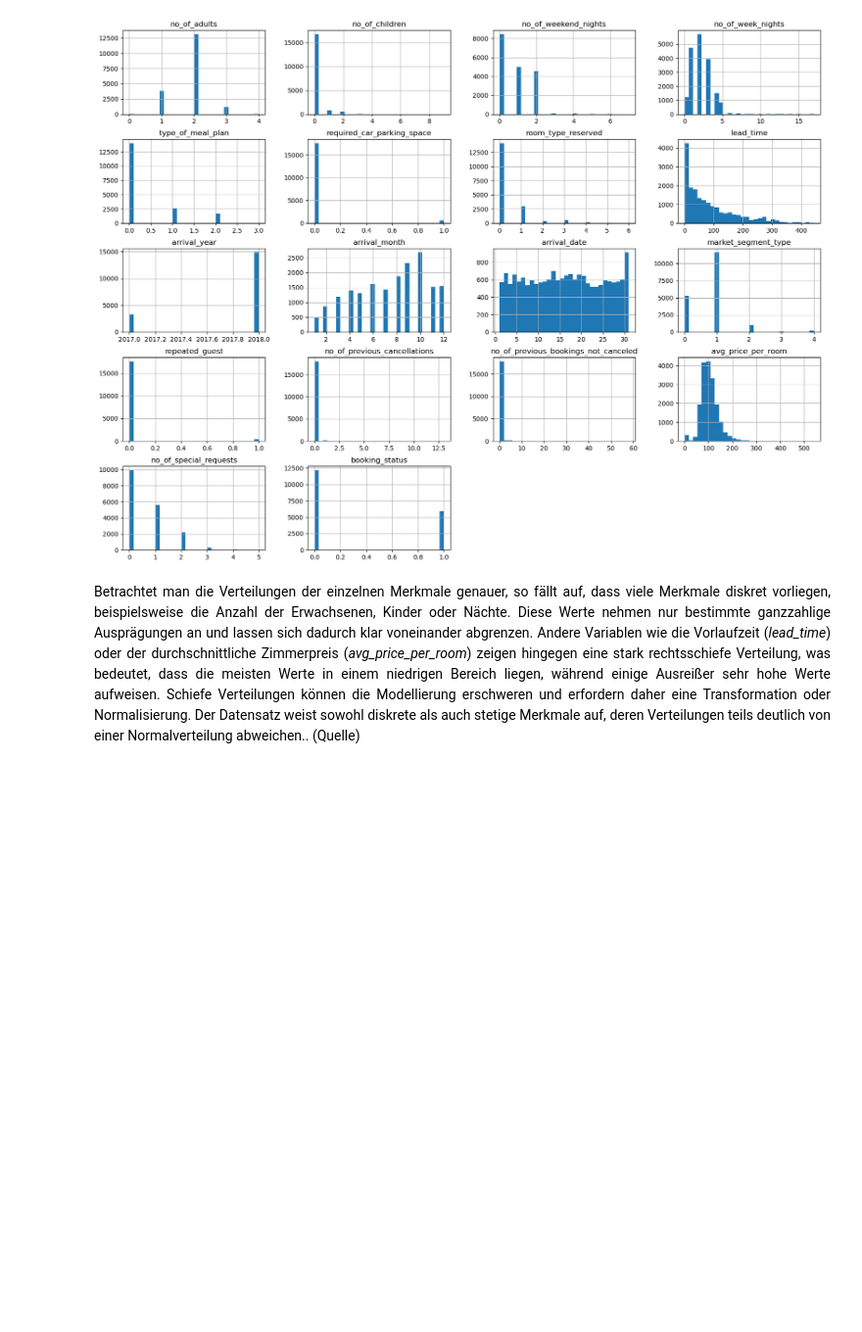
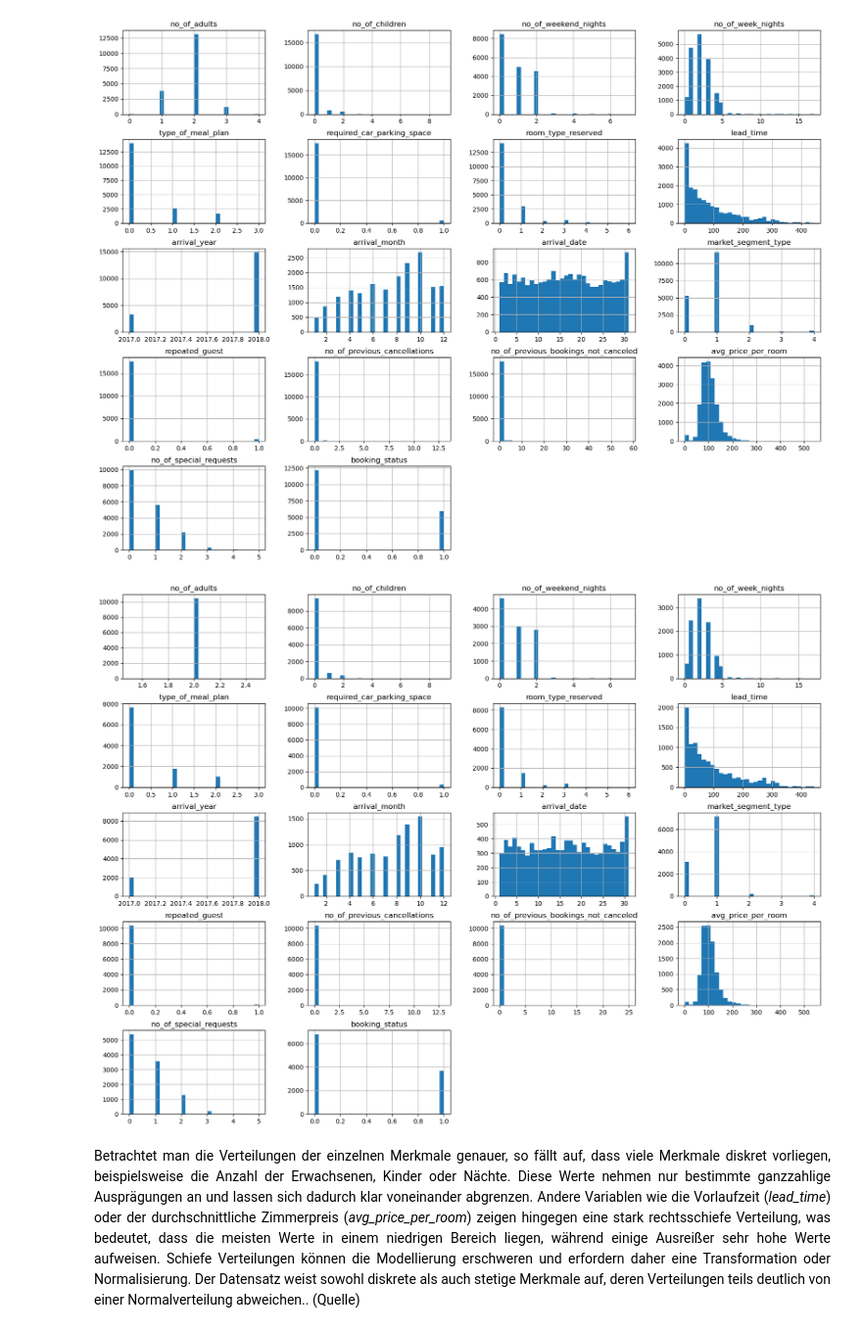
Before and after one commit to tommi-j/hausarbeit-ml, a Jupyter notebook: Hotelstornos.ipynb, the cells around one changed output. Shown at 98% size. Cells and saved outputs as stored; diff of their text form; code cells hidden in the pictures; blank space fills up the shorter version.

```diff
--- a/Hotelstornos.ipynb
+++ b/Hotelstornos.ipynb
@@ -427,3 +356,12 @@ data.hist(bins=30, figsize=(20,15))
 plt.show()
 # %% [output]
 [figure]
+# %%
+from sklearn.model_selection import train_test_split
+
+train_df, test_df = train_test_split(df,test_size=0.2,random_state=42)
+# %%
+train_df[train_df["no_of_adults"] == 2].hist(bins=30, figsize=(20,15))
+plt.show()
+# %% [output]
+[figure, added]
```
Also changed, not shown: parts of 29 cells of this notebook, 1 other file.
